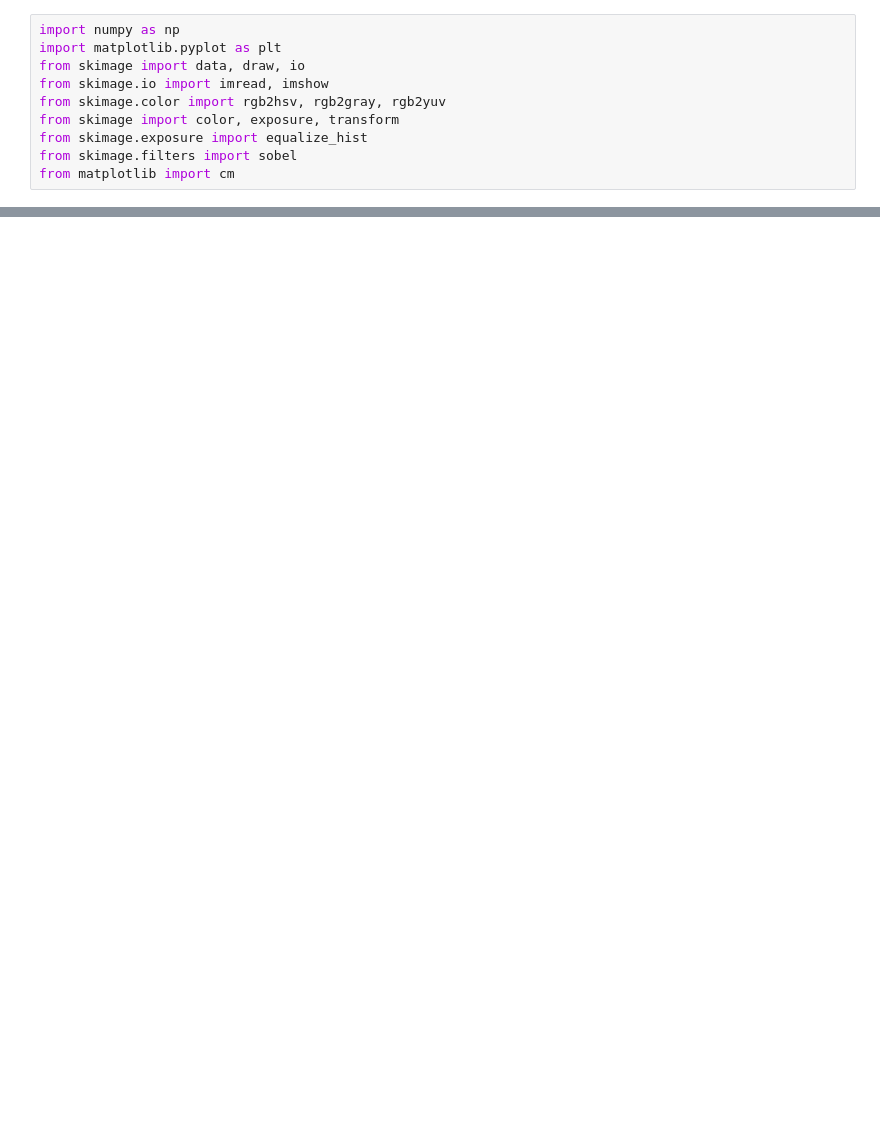
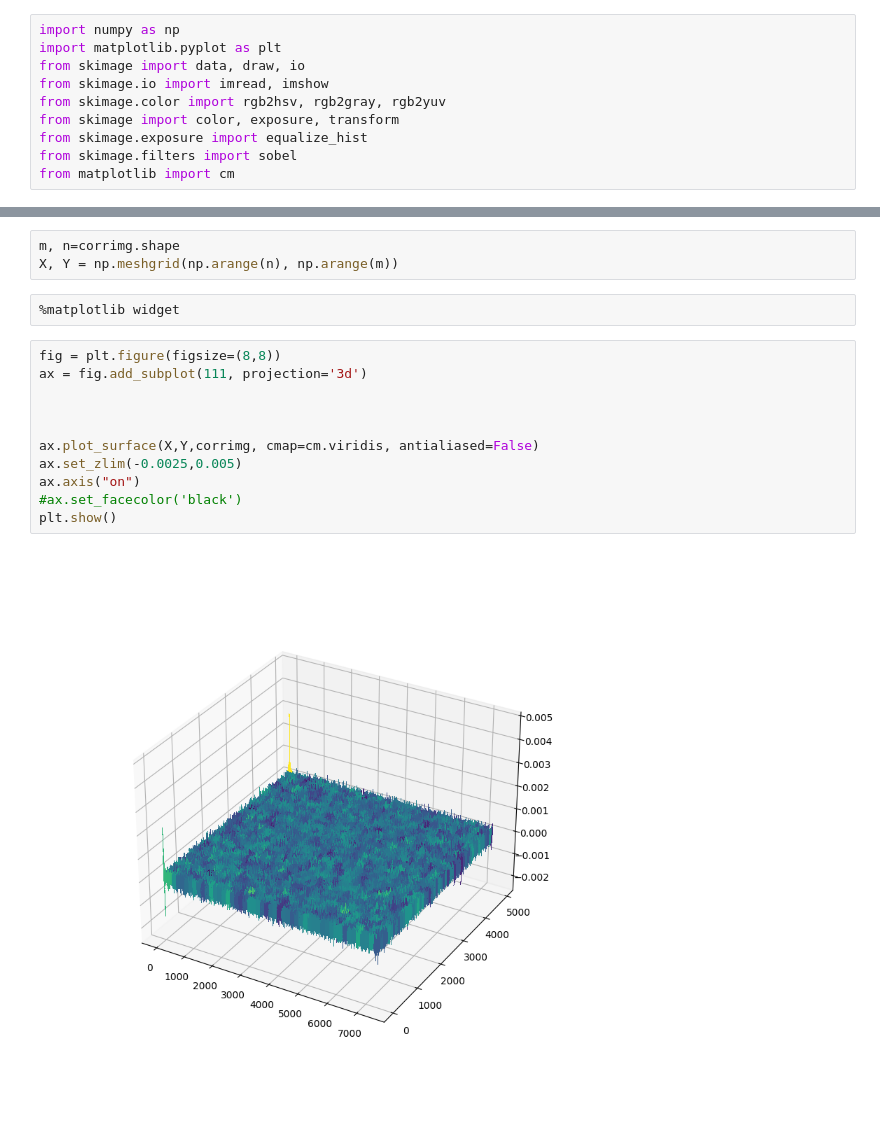
Before and after one commit to Tanmay972002/solar_corona-study, a Jupyter notebook: phase_corr_test.ipynb, the cells around one changed output, grey strips where cells are left out. Cells and saved outputs as stored; diff of their text form; blank space fills up the shorter version.

```diff
--- a/phase_corr_test.ipynb
+++ b/phase_corr_test.ipynb
@@ -132,0 +57,18 @@ print(np.abs(C)[0:253,750])
+# %%
+m, n=corrimg.shape
+X, Y = np.meshgrid(np.arange(n), np.arange(m))
+# %%
+%matplotlib widget
+# %%
+fig = plt.figure(figsize=(8,8))
+ax = fig.add_subplot(111, projection='3d')
+
+
+
+ax.plot_surface(X,Y,corrimg, cmap=cm.viridis, antialiased=False)
+ax.set_zlim(-0.0025,0.005)
+ax.axis("on")
+#ax.set_facecolor('black')
+plt.show()
+# %% [output]
+[figure, added]
```
Also changed, not shown: parts of 10 cells of this notebook, 2 other files.
